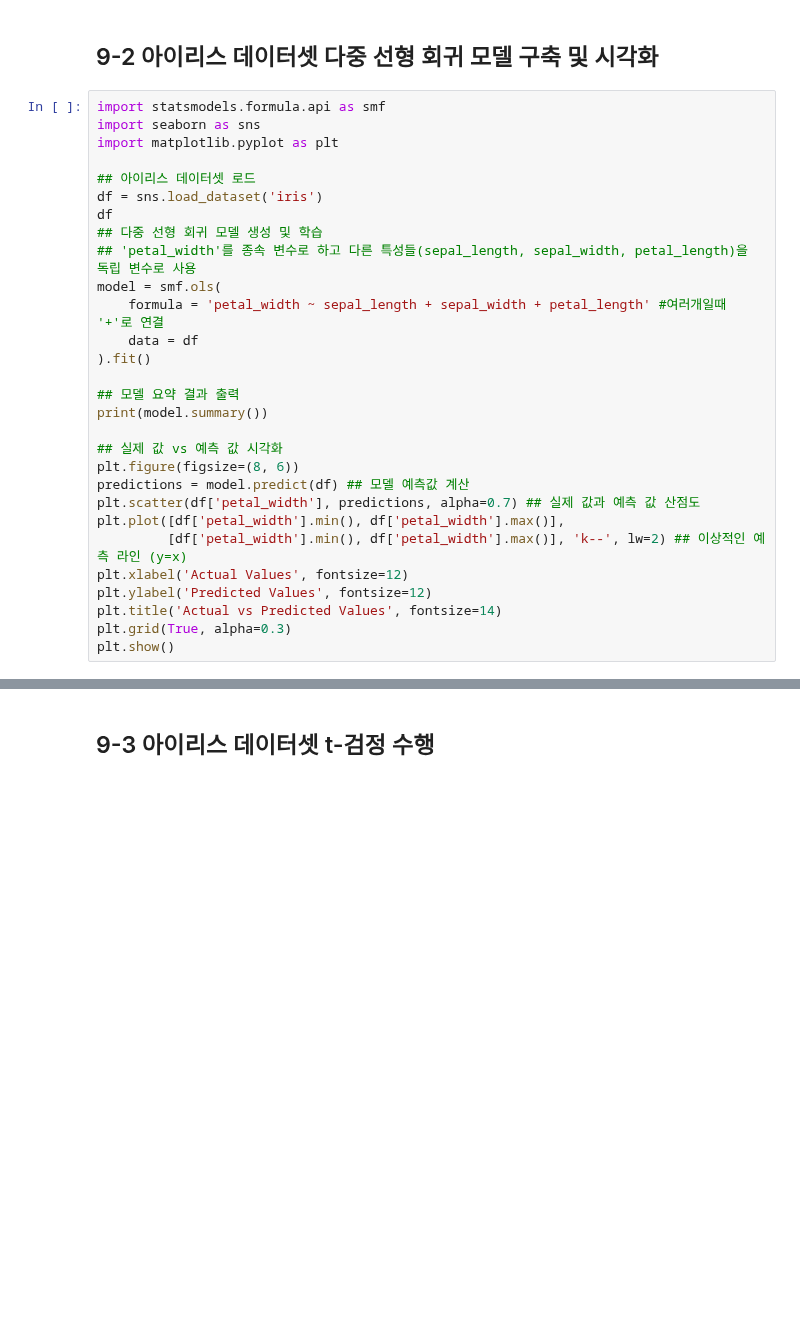
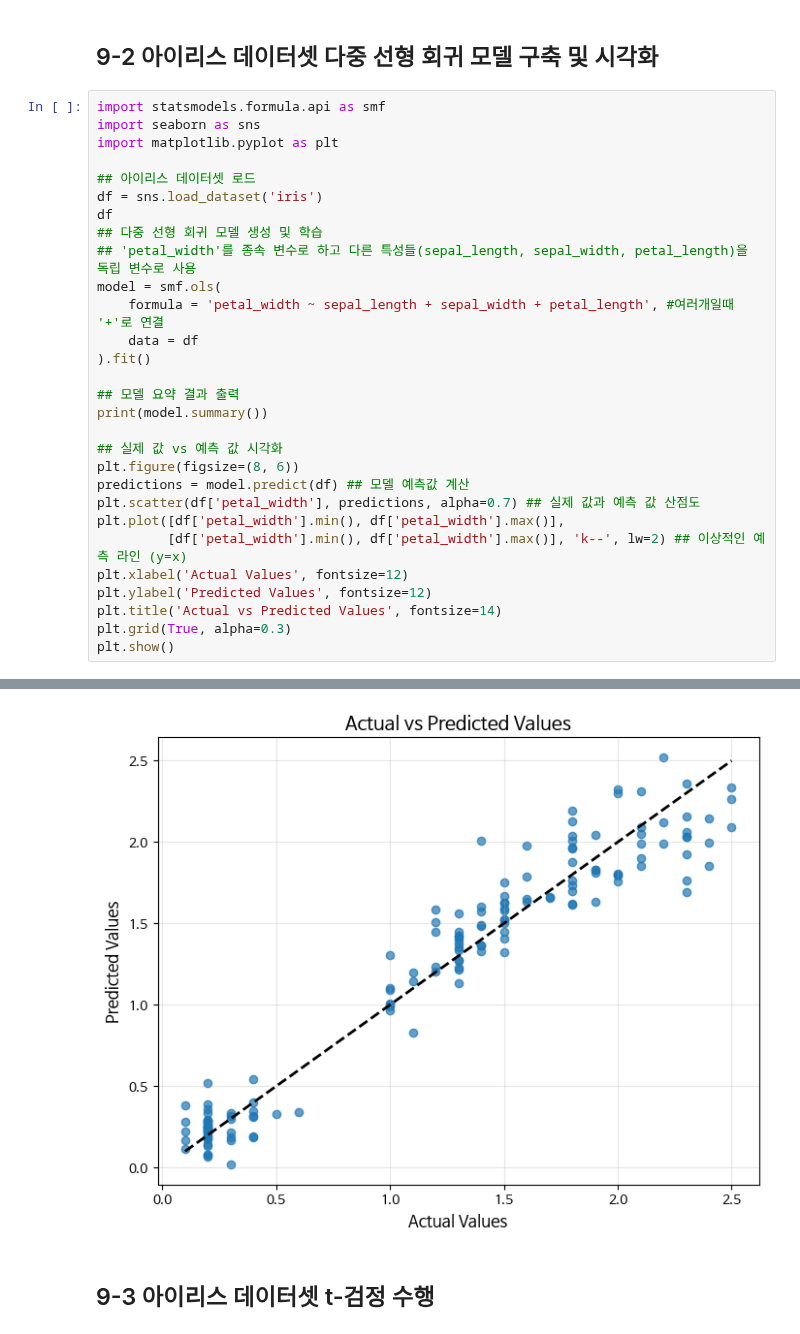
Before and after one commit to akatwinkle/bab_bab, a Jupyter notebook: 오픈소스_데이터_분석_9강.ipynb, the cells around one changed output, grey strips where cells are left out. Cells and saved outputs as stored; diff of their text form; blank space fills up the shorter version.

```diff
--- a/오픈소스_데이터_분석_9강.ipynb
+++ b/오픈소스_데이터_분석_9강.ipynb
@@ -77,7 +77,7 @@ df
 ## 다중 선형 회귀 모델 생성 및 학습
 ## 'petal_width'를 종속 변수로 하고 다른 특성들(sepal_length, sepal_width, petal_length)을 독립 변수로 사용
 model = smf.ols(
-    formula = 'petal_width ~ sepal_length + sepal_width + petal_length' #여러개일때 '+'로 연결
+    formula = 'petal_width ~ sepal_length + sepal_width + petal_length', #여러개일때 '+'로 연결
     data = df
 ).fit()
 
@@ -100,3 +116,4 @@ SyntaxError: invalid syntax. Perhaps you forgot a comma? (ipython-input-23012979
+[figure, added]
 # %% [markdown]
 ## 9-3 아이리스 데이터셋 t-검정 수행
 # %%
```
Also changed, not shown: parts of 6 cells of this notebook.
